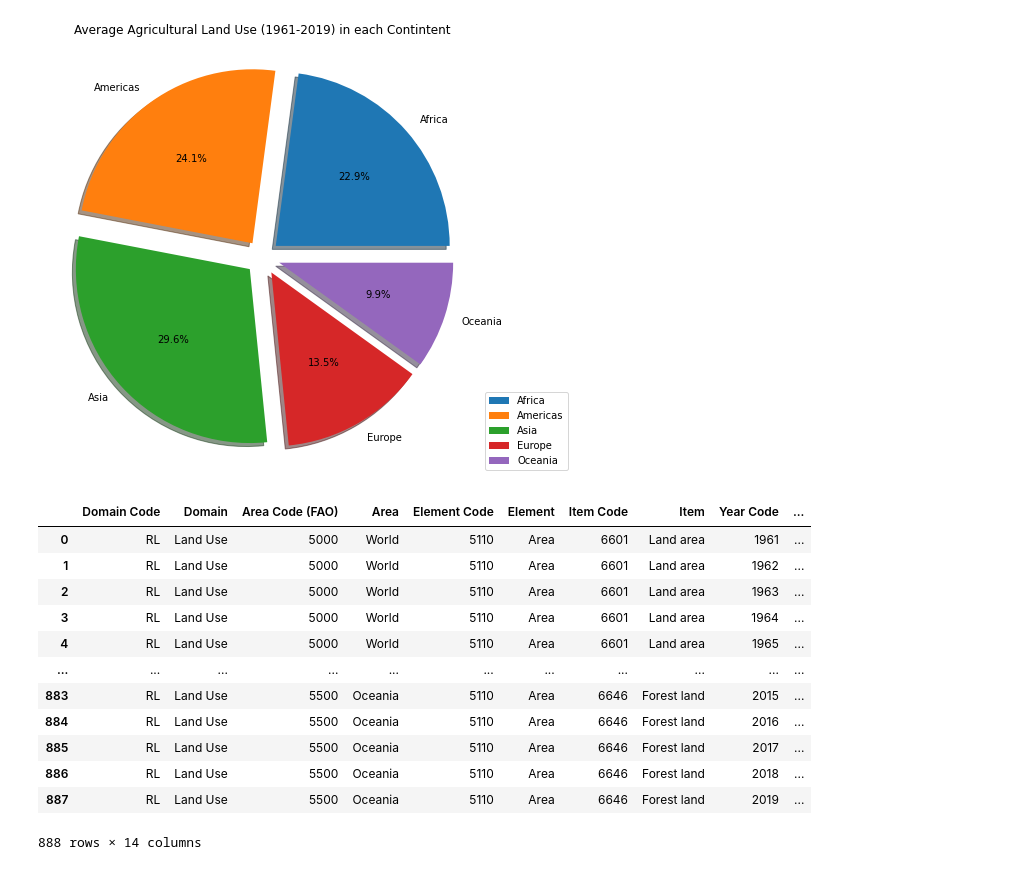
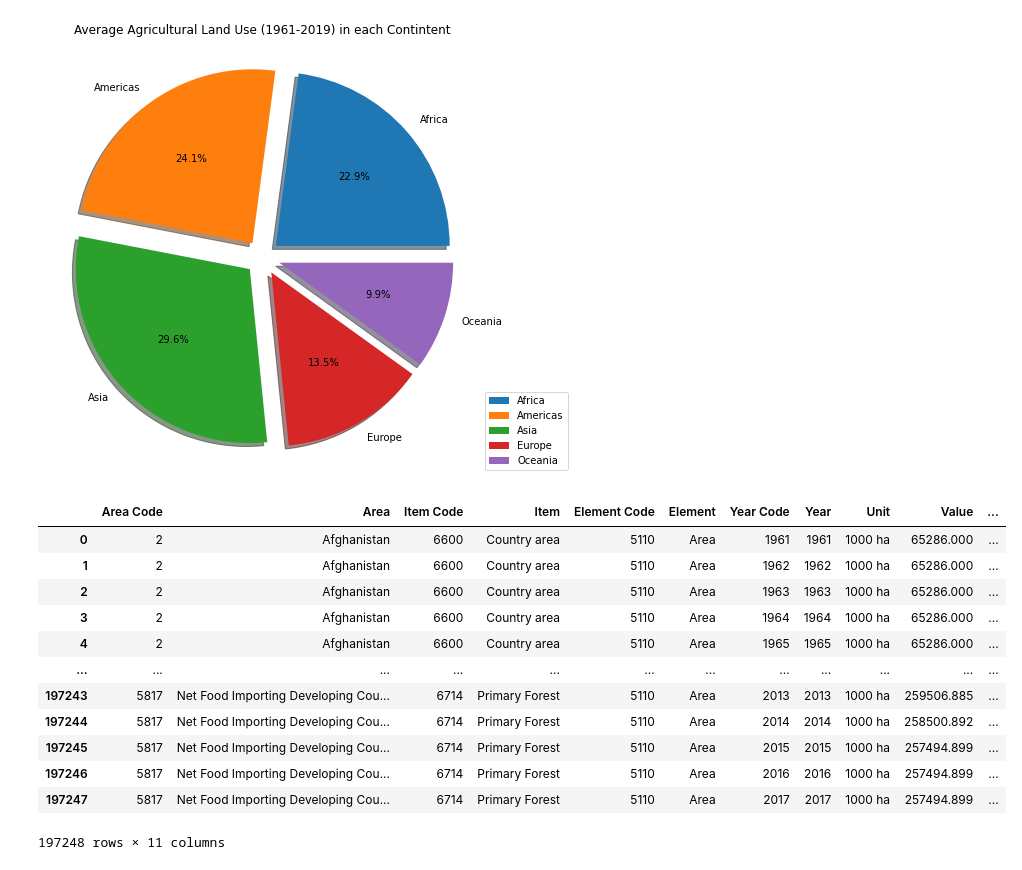
Before and after one commit to ag-informatics/ag-informatics-course, a Jupyter notebook: module2/Lecture 2.2.ipynb, the cells around one changed output. Saved outputs shown, nothing was run; the diff lists cells and outputs as text; code cells hidden in the pictures.

```diff
--- a/module2/Lecture 2.2.ipynb
+++ b/module2/Lecture 2.2.ipynb
@@ -109,26 +109,26 @@ plt.show()
 # %%
 # Data
 # regions = world > list
 # elements = area
 # items = ag, ag land, crop land, arable land, forest land
 # years = 2010-2019
 
-landuse_CONTINENTS = pd.read_csv('data/faostat-landuse-continents.csv')
+landuse_CONTINENTS = pd.read_csv('data/faostat_landuse_normalized.csv')
 landuse_CONTINENTS
 # %% [output]
-|  | Domain Code | Domain | Area Code (FAO) | Area | Element Code | Element | Item Code | Item | Year Code | ... |
-| 0 | RL | Land Use | 5000 | World | 5110 | Area | 6601 | Land area | 1961 | ... |
-| 1 | RL | Land Use | 5000 | World | 5110 | Area | 6601 | Land area | 1962 | ... |
-| 2 | RL | Land Use | 5000 | World | 5110 | Area | 6601 | Land area | 1963 | ... |
-| 3 | RL | Land Use | 5000 | World | 5110 | Area | 6601 | Land area | 1964 | ... |
-| 4 | RL | Land Use | 5000 | World | 5110 | Area | 6601 | Land area | 1965 | ... |
-| ... | ... | ... | ... | ... | ... | ... | ... | ... | ... | ... |
-| 883 | RL | Land Use | 5500 | Oceania | 5110 | Area | 6646 | Forest land | 2015 | ... |
-| 884 | RL | Land Use | 5500 | Oceania | 5110 | Area | 6646 | Forest land | 2016 | ... |
-| 885 | RL | Land Use | 5500 | Oceania | 5110 | Area | 6646 | Forest land | 2017 | ... |
-| 886 | RL | Land Use | 5500 | Oceania | 5110 | Area | 6646 | Forest land | 2018 | ... |
-| 887 | RL | Land Use | 5500 | Oceania | 5110 | Area | 6646 | Forest land | 2019 | ... |
+|  | Area Code | Area | Item Code | Item | Element Code | Element | Year Code | Year | Unit | Value | ... |
+| 0 | 2 | Afghanistan | 6600 | Country area | 5110 | Area | 1961 | 1961 | 1000 ha | 65286.000 | ... |
+| 1 | 2 | Afghanistan | 6600 | Country area | 5110 | Area | 1962 | 1962 | 1000 ha | 65286.000 | ... |
+| 2 | 2 | Afghanistan | 6600 | Country area | 5110 | Area | 1963 | 1963 | 1000 ha | 65286.000 | ... |
+| 3 | 2 | Afghanistan | 6600 | Country area | 5110 | Area | 1964 | 1964 | 1000 ha | 65286.000 | ... |
+| 4 | 2 | Afghanistan | 6600 | Country area | 5110 | Area | 1965 | 1965 | 1000 ha | 65286.000 | ... |
+| ... | ... | ... | ... | ... | ... | ... | ... | ... | ... | ... | ... |
+| 197243 | 5817 | Net Food Importing Developing Cou... | 6714 | Primary Forest | 5110 | Area | 2013 | 2013 | 1000 ha | 259506.885 | ... |
+| 197244 | 5817 | Net Food Importing Developing Cou... | 6714 | Primary Forest | 5110 | Area | 2014 | 2014 | 1000 ha | 258500.892 | ... |
+| 197245 | 5817 | Net Food Importing Developing Cou... | 6714 | Primary Forest | 5110 | Area | 2015 | 2015 | 1000 ha | 257494.899 | ... |
+| 197246 | 5817 | Net Food Importing Developing Cou... | 6714 | Primary Forest | 5110 | Area | 2016 | 2016 | 1000 ha | 257494.899 | ... |
+| 197247 | 5817 | Net Food Importing Developing Cou... | 6714 | Primary Forest | 5110 | Area | 2017 | 2017 | 1000 ha | 257494.899 | ... |
-888 rows × 14 columns
+197248 rows × 11 columns
 # %%
 #select only the data for forested land
 forestland_DATA = landuse_CONTINENTS[landuse_CONTINENTS.Item == 'Forest land'][:]
```
Also changed, not shown: parts of 2 cells of this notebook, 23 other files.
